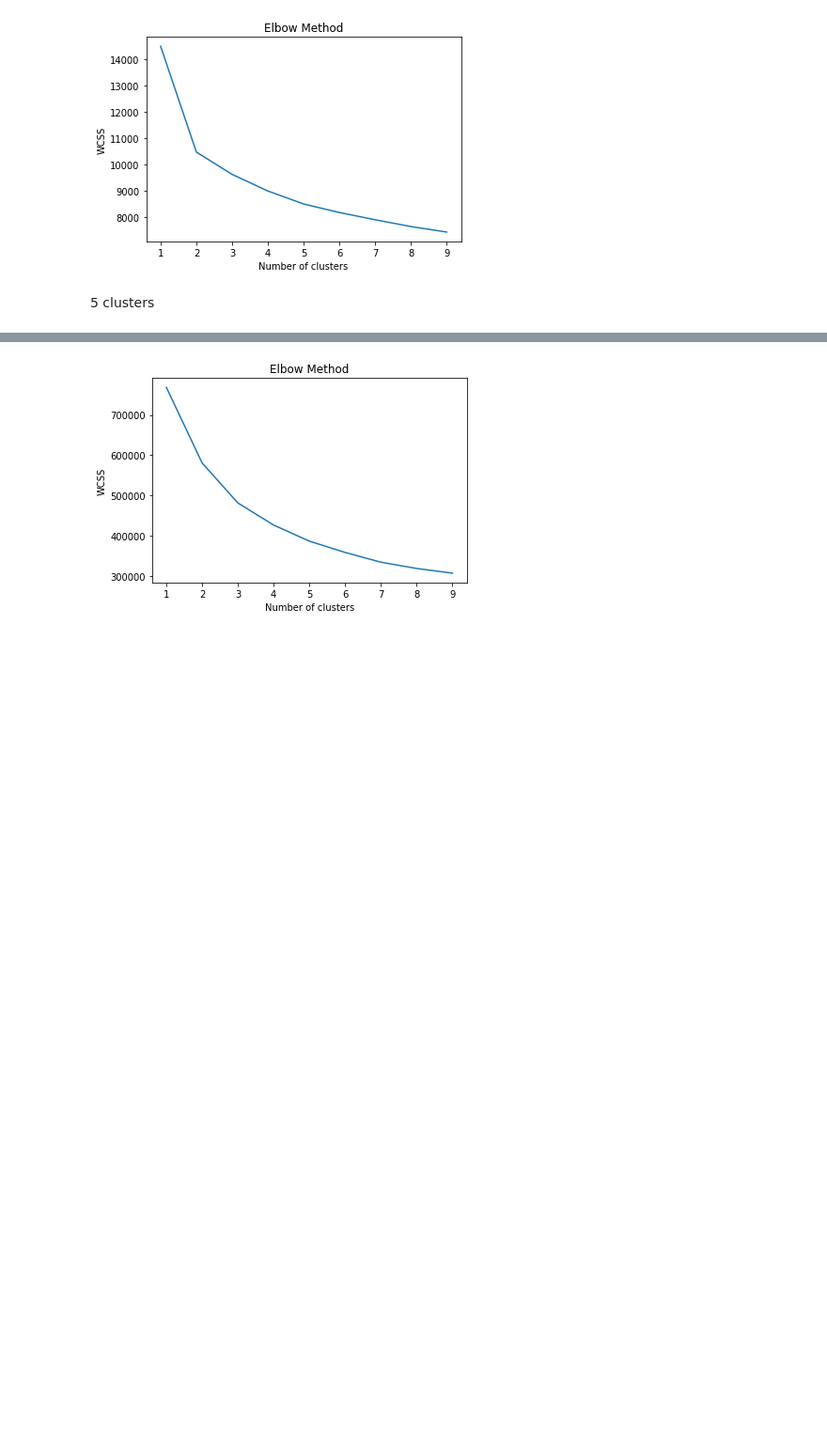
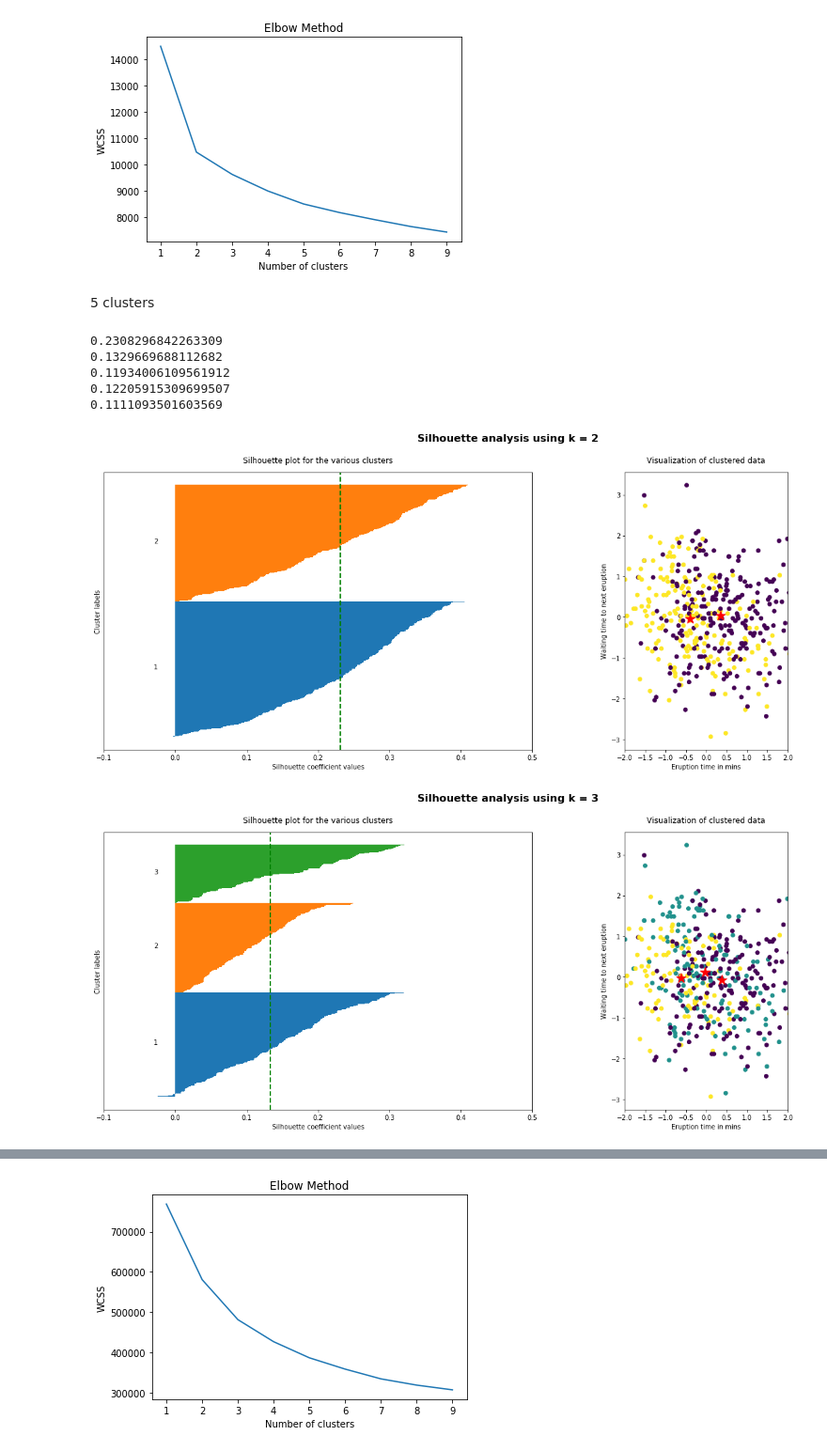
Before and after one commit to lilfetz22/Health_Scores_CAP2, a Jupyter notebook: scripts/Health_Scores_ML.ipynb, the cells around one changed output, grey strips where cells are left out. Shown at 94% size. Drawn from its saved outputs; the diff is of its cells as text; code cells hidden in the pictures; blank space fills up the shorter version.

```diff
--- a/scripts/Health_Scores_ML.ipynb
+++ b/scripts/Health_Scores_ML.ipynb
@@ -50,0 +111,10 @@ plt.show()
+# %%
+silhouette_analysis_fx(city_data_scaled)
+# %% [output]
+0.2308296842263309
+0.1329669688112682
+0.11934006109561912
+0.12205915309699507
+0.1111093501603569
+[figure, added]
+[figure, added]
```
Also changed, not shown: parts of 20 cells of this notebook.
